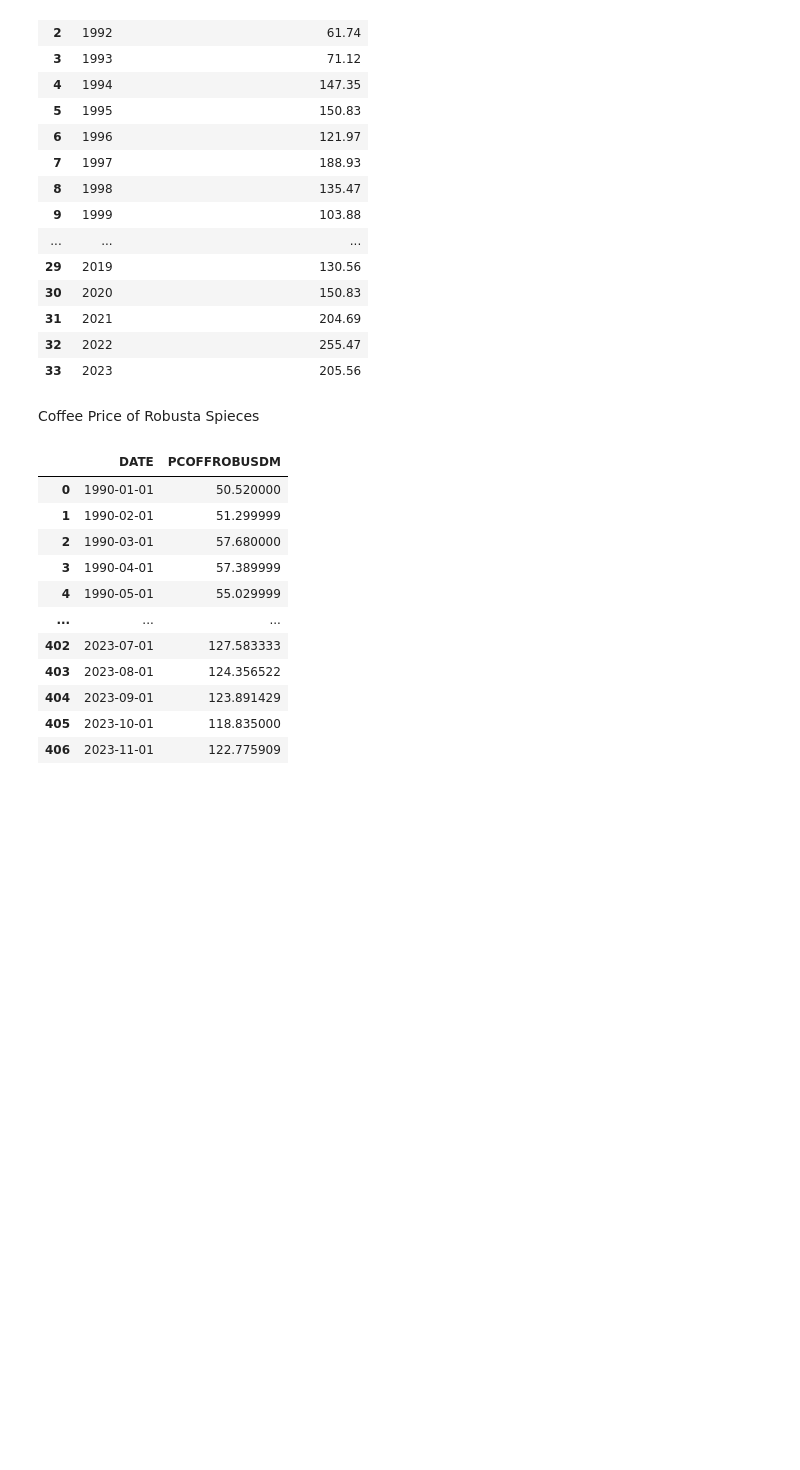
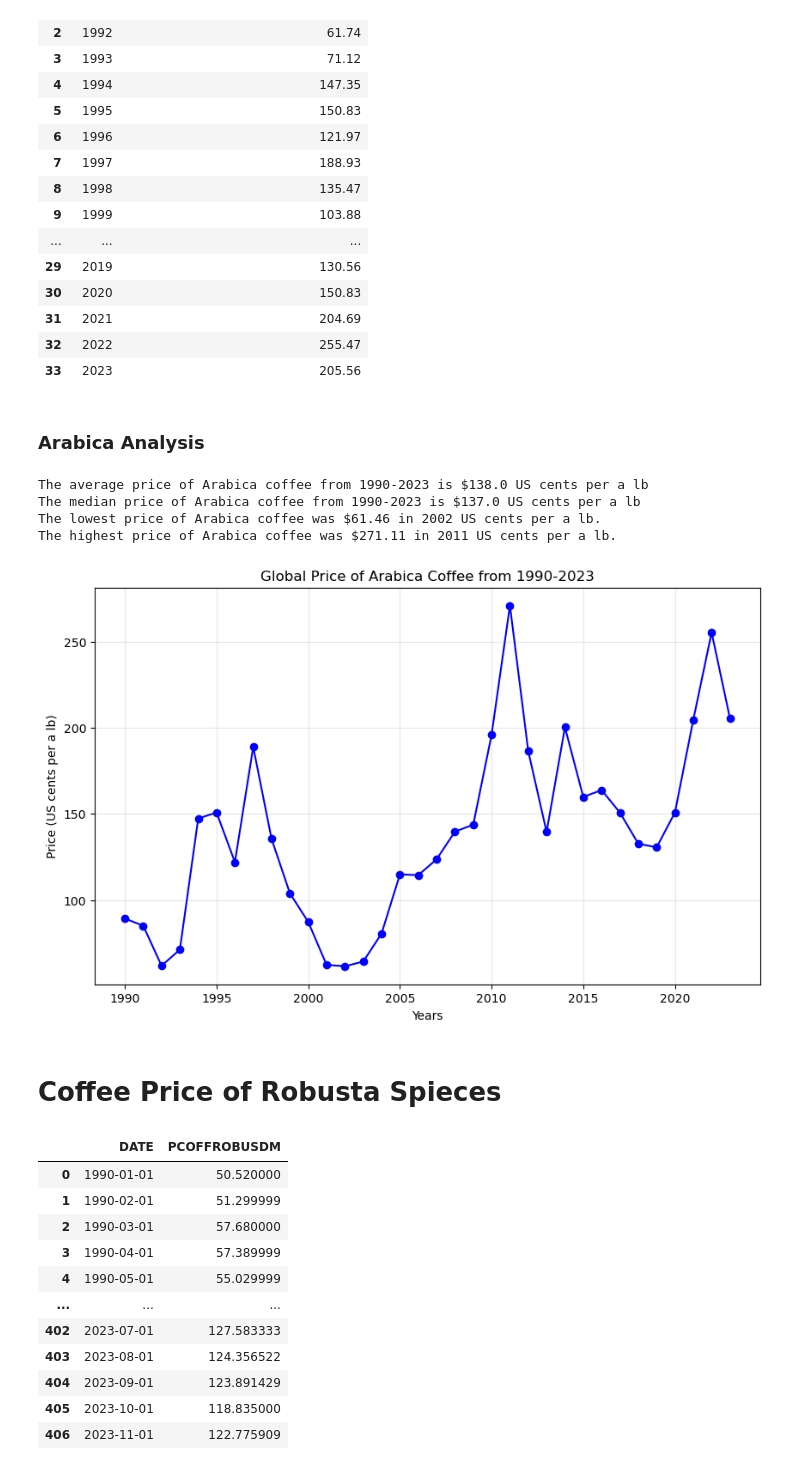
Before and after one commit to AAlbers341/project1_coffee_analysis, a Jupyter notebook: EDA/coffee_prices.ipynb, the cells around one changed output. Cells and saved outputs as stored; diff of their text form; code cells hidden in the pictures; blank space fills up the shorter version.

Commit message:
production, price analysis and vizs

```diff
--- a/EDA/coffee_prices.ipynb
+++ b/EDA/coffee_prices.ipynb
@@ -54,8 +54,49 @@ coffee_price_arabica_df
 | 31 | 2021 | 204.69 |
 | 32 | 2022 | 255.47 |
 | 33 | 2023 | 205.56 |
+# %% [markdown]
+###  Arabica Analysis
+# %%
+# Mean vs median
+arabica_mean = coffee_price_arabica_df['Global Price of Arabica Coffee (US cents per a lb)'].mean()
+arabica_median = coffee_price_arabica_df['Global Price of Arabica Coffee (US cents per a lb)'].median()
+
+# Lowest and highest price of Arabica coffee
+arabica_min_index = coffee_price_arabica_df['Global Price of Arabica Coffee (US cents per a lb)'].idxmin()
+lowest_price_year = coffee_price_arabica_df.loc[arabica_min_index,'Years']
+lowest_price = coffee_price_arabica_df.loc[arabica_min_index, 'Global Price of Arabica Coffee (US cents per a lb)']
+
+arabica_max_index = coffee_price_arabica_df['Global Price of Arabica Coffee (US cents per a lb)'].idxmax()
+highest_price_year = coffee_price_arabica_df.loc[arabica_max_index,'Years']
+highest_price = coffee_price_arabica_df.loc[arabica_max_index, 'Global Price of Arabica Coffee (US cents per a lb)']
+
+print(f'The average price of Arabica coffee from 1990-2023 is ${round(arabica_mean,0)} US cents per a lb')
+print(f'The median price of Arabica coffee from 1990-2023 is ${round(arabica_median,0)} US cents per a lb')
+print(f'The lowest price of Arabica coffee was ${lowest_price} in {lowest_price_year} US cents per a lb.')
+print(f'The highest price of Arabica coffee was ${highest_price} in {highest_price_year} US cents per a lb.')
+# %% [output]
+The average price of Arabica coffee from 1990-2023 is $138.0 US cents per a lb
+The median price of Arabica coffee from 1990-2023 is $137.0 US cents per a lb
+The lowest price of Arabica coffee was $61.46 in 2002 US cents per a lb.
+The highest price of Arabica coffee was $271.11 in 2011 US cents per a lb.
+# %%
+# Plot Arabica
+plt.figure(figsize=(10, 6))
+plt.plot(coffee_price_arabica_df['Years'], coffee_price_arabica_df['Global Price of Arabica Coffee (US cents per a lb)'], marker='o', color='blue')
+
+plt.title('Global Price of Arabica Coffee from 1990-2023')
+plt.xlabel('Years')
+plt.ylabel('Price (US cents per a lb)')
+plt.grid(True, alpha=0.3)
+
+# Save fig
+plt.savefig('../Visuals/coffee_prices/price_arabica.png')
+
+plt.show()
+# %% [output]
+[figure, added]
 # %% [markdown]
-Coffee Price of Robusta Spieces
+# Coffee Price of Robusta Spieces
 # %%
 coffee_price_robusta = pd.read_csv('../Data/Raw/global_price_of_coffee_robusta.csv')
 coffee_price_robusta
```
Also changed, not shown: parts of 6 cells of this notebook, 7 other files.
